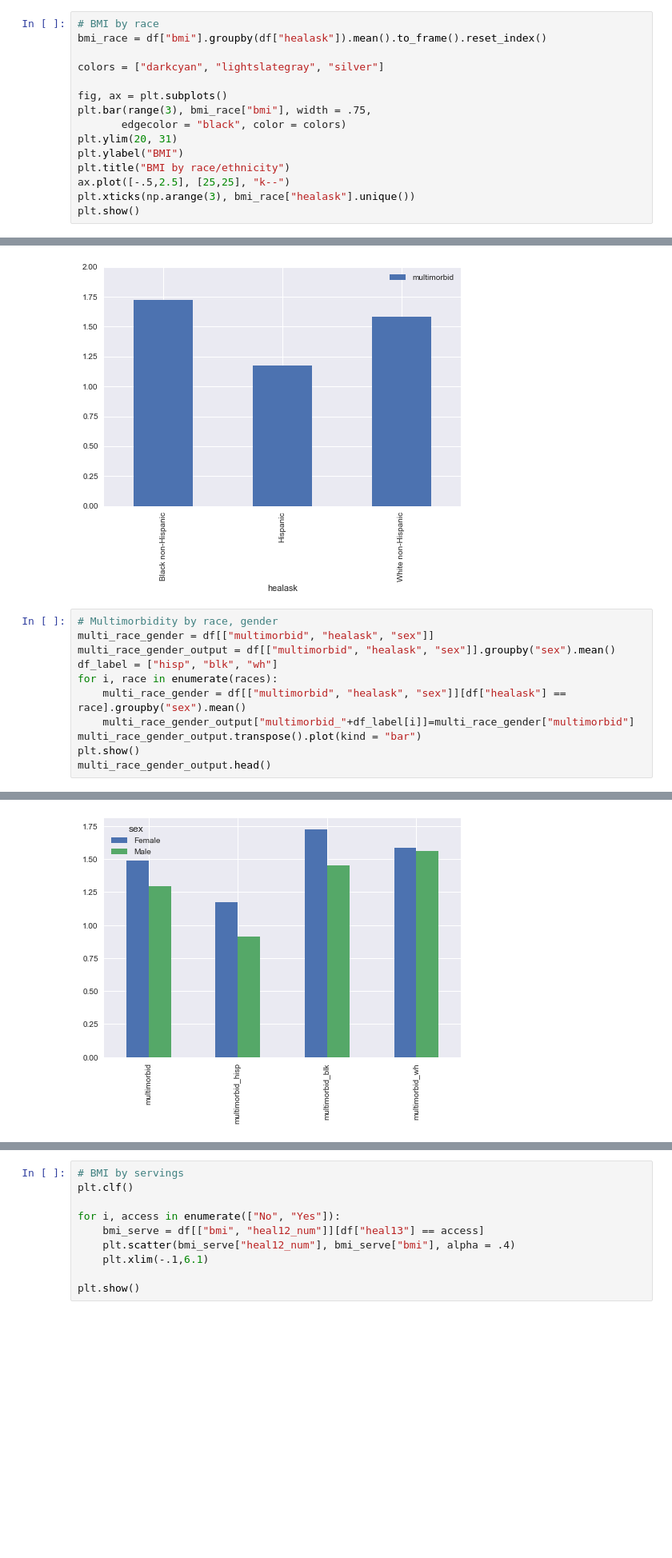
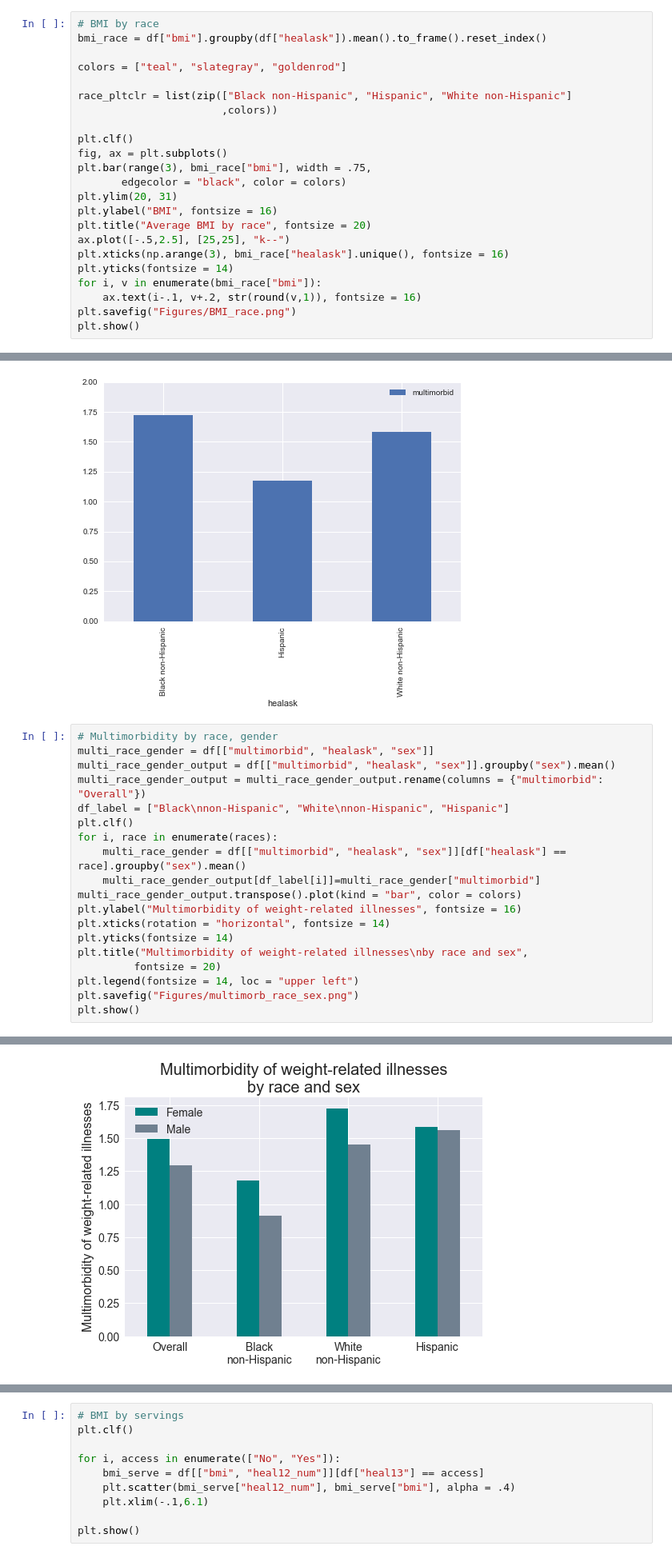
Before and after one commit to FoolsArcana/ready_project_one, a Jupyter notebook: HealthyAmericas - Xin.ipynb, the cells around one changed output, grey strips where cells are left out. Shown at 80% size. Drawn from its saved outputs; the diff is of its cells as text; blank space fills up the shorter version.

```diff
--- a/HealthyAmericas - Xin.ipynb
+++ b/HealthyAmericas - Xin.ipynb
@@ -56,15 +59,23 @@ df["heal12_num"] = df.apply(lambda x: x["heal12_num"] if x["heal12_num"] < 14
 # BMI by race
 bmi_race = df["bmi"].groupby(df["healask"]).mean().to_frame().reset_index()
 
-colors = ["darkcyan", "lightslategray", "silver"]
+colors = ["teal", "slategray", "goldenrod"]
 
+race_pltclr = list(zip(["Black non-Hispanic", "Hispanic", "White non-Hispanic"]
+                       ,colors))
+
+plt.clf()
 fig, ax = plt.subplots()
 plt.bar(range(3), bmi_race["bmi"], width = .75,
        edgecolor = "black", color = colors)
 plt.ylim(20, 31)
-plt.ylabel("BMI")
-plt.title("BMI by race/ethnicity")
+plt.ylabel("BMI", fontsize = 16)
+plt.title("Average BMI by race", fontsize = 20)
 ax.plot([-.5,2.5], [25,25], "k--")
-plt.xticks(np.arange(3), bmi_race["healask"].unique())
+plt.xticks(np.arange(3), bmi_race["healask"].unique(), fontsize = 16)
+plt.yticks(fontsize = 14)
+for i, v in enumerate(bmi_race["bmi"]):
+    ax.text(i-.1, v+.2, str(round(v,1)), fontsize = 16)
+plt.savefig("Figures/BMI_race.png")
 plt.show()
 # %% [output]
@@ -231,11 +244,19 @@ plt.show()
 # Multimorbidity by race, gender
 multi_race_gender = df[["multimorbid", "healask", "sex"]]
 multi_race_gender_output = df[["multimorbid", "healask", "sex"]].groupby("sex").mean()
-df_label = ["hisp", "blk", "wh"]
+multi_race_gender_output = multi_race_gender_output.rename(columns = {"multimorbid": "Overall"})
+df_label = ["Black\nnon-Hispanic", "White\nnon-Hispanic", "Hispanic"]
+plt.clf()
 for i, race in enumerate(races):
     multi_race_gender = df[["multimorbid", "healask", "sex"]][df["healask"] == race].groupby("sex").mean()
-    multi_race_gender_output["multimorbid_"+df_label[i]]=multi_race_gender["multimorbid"]
-multi_race_gender_output.transpose().plot(kind = "bar")
+    multi_race_gender_output[df_label[i]]=multi_race_gender["multimorbid"]
+multi_race_gender_output.transpose().plot(kind = "bar", color = colors)
+plt.ylabel("Multimorbidity of weight-related illnesses", fontsize = 16)
+plt.xticks(rotation = "horizontal", fontsize = 14)
+plt.yticks(fontsize = 14)
+plt.title("Multimorbidity of weight-related illnesses\nby race and sex",
+         fontsize = 20)
+plt.legend(fontsize = 14, loc = "upper left")
+plt.savefig("Figures/multimorb_race_sex.png")
 plt.show()
-multi_race_gender_output.head()
 # %% [output]
@@ -242 +264 @@ multi_race_gender_output.head()
-[figure, old version]
+[figure, new version]
```
Also changed, not shown: parts of 8 cells of this notebook, 1 other file.
